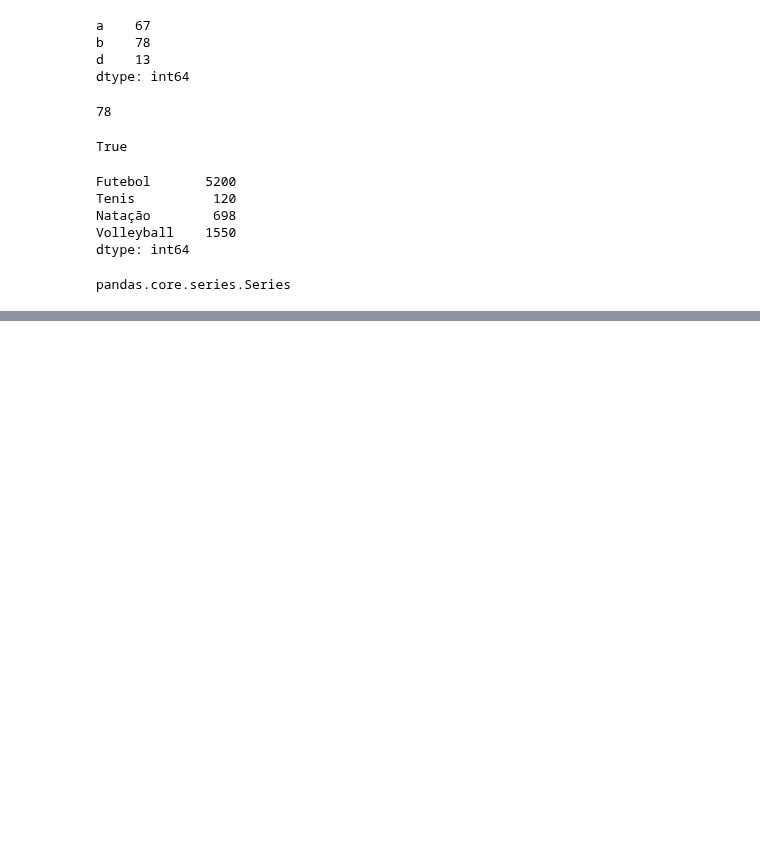
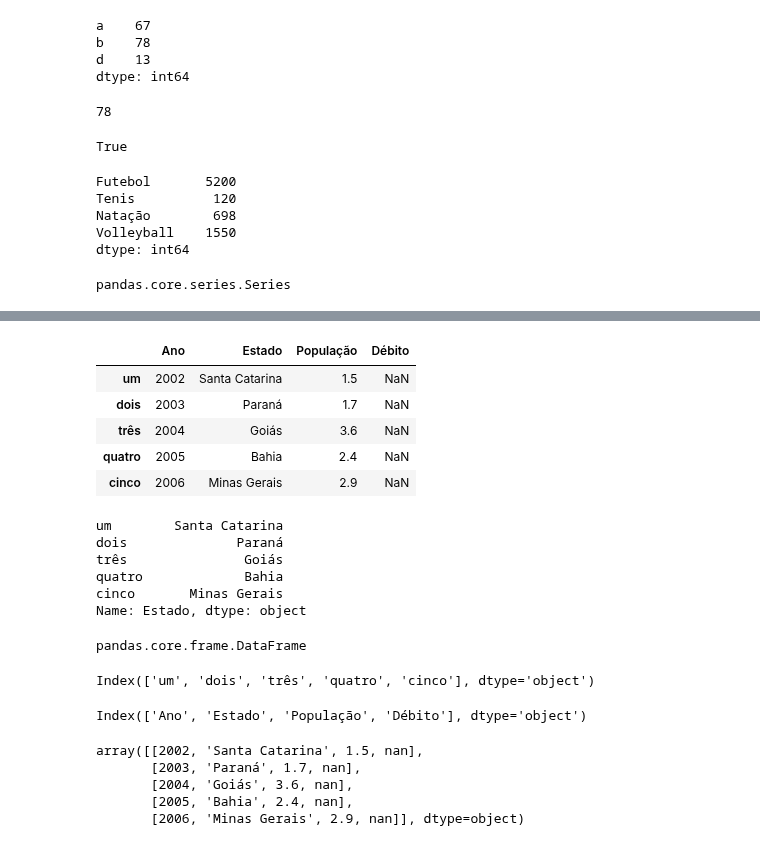
Before and after one commit to leonardodamata/Python_Analise_Dados, a Jupyter notebook: Modulo_Pandas.ipynb, the cells around one changed output, grey strips where cells are left out. Cells and saved outputs as stored; diff of their text form; code cells hidden in the pictures; blank space fills up the shorter version.

Commit message:
Python trabalhando com NumPy e Pandas

```diff
--- a/Modulo_Pandas.ipynb
+++ b/Modulo_Pandas.ipynb
@@ -103,0 +198,40 @@ Obj4 = Series(dict, index=esportes)
+# %%
+# imprimindo o Dataframe
+frame2
+# %% [output]
+|  | Ano | Estado | População | Débito |
+| um | 2002 | Santa Catarina | 1.5 | NaN |
+| dois | 2003 | Paraná | 1.7 | NaN |
+| três | 2004 | Goiás | 3.6 | NaN |
+| quatro | 2005 | Bahia | 2.4 | NaN |
+| cinco | 2006 | Minas Gerais | 2.9 | NaN |
+# %%
+# Imprindo apenas uma coluna do Dataframe
+frame2['Estado']
+# %% [output]
+um        Santa Catarina
+dois              Paraná
+três               Goiás
+quatro             Bahia
+cinco       Minas Gerais
+Name: Estado, dtype: object
+# %%
+type(frame2)
+# %% [output]
+pandas.core.frame.DataFrame
+# %%
+frame2.index
+# %% [output]
+Index(['um', 'dois', 'três', 'quatro', 'cinco'], dtype='object')
+# %%
+frame2.columns
+# %% [output]
+Index(['Ano', 'Estado', 'População', 'Débito'], dtype='object')
+# %%
+frame2.values
+# %% [output]
+array([[2002, 'Santa Catarina', 1.5, nan],
+       [2003, 'Paraná', 1.7, nan],
+       [2004, 'Goiás', 3.6, nan],
+       [2005, 'Bahia', 2.4, nan],
+       [2006, 'Minas Gerais', 2.9, nan]], dtype=object)
```
Also changed, not shown: parts of 30 cells of this notebook.
